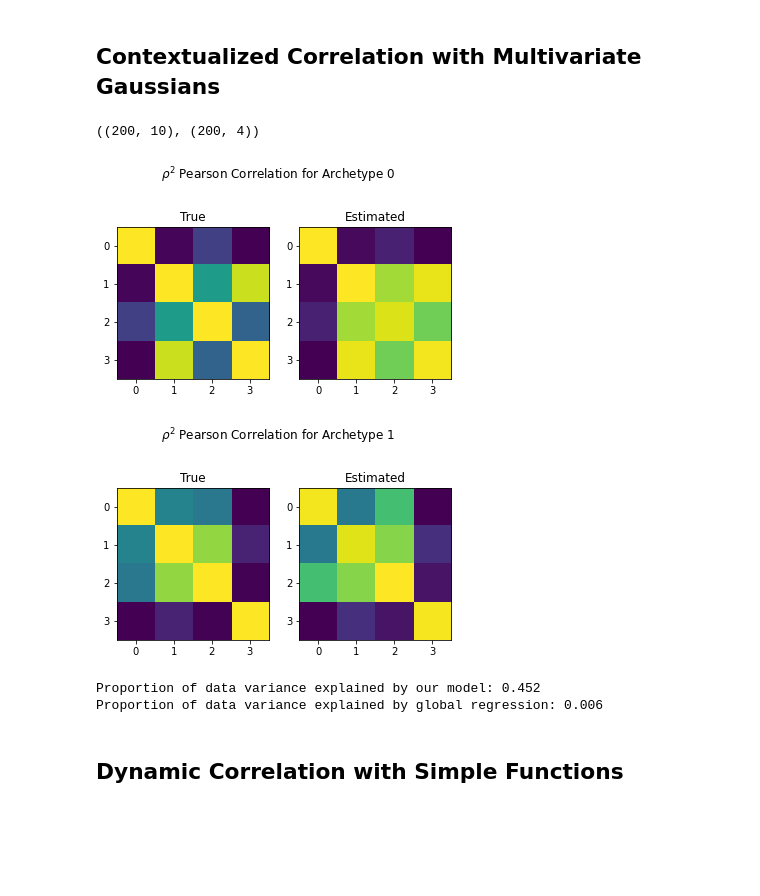
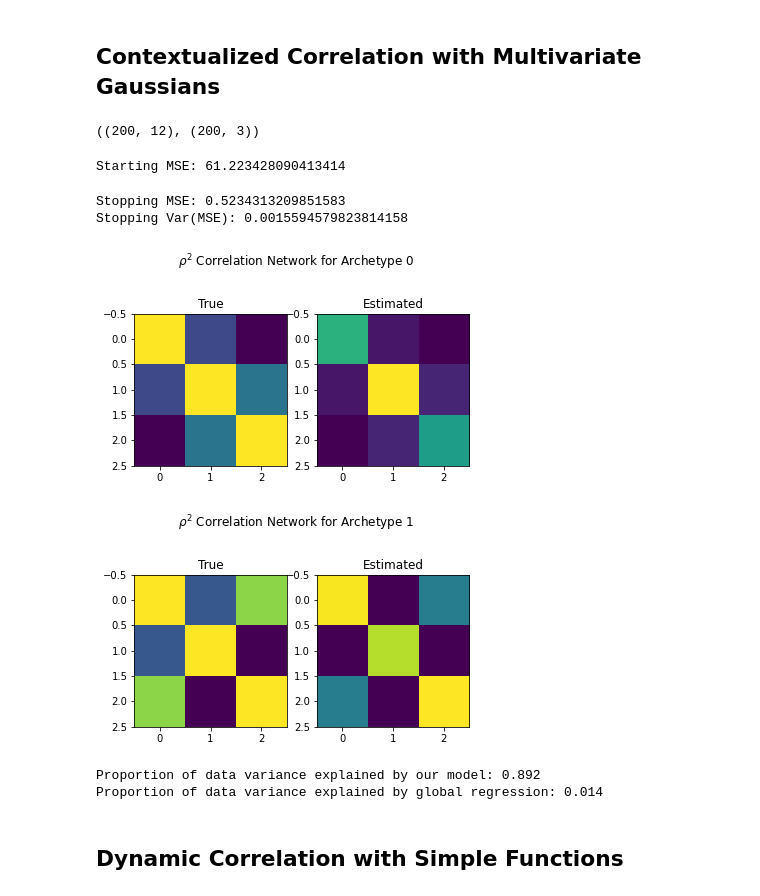
Before and after one commit to cnellington/Contextualized, a Jupyter notebook: experiments/simulation/demo.ipynb, the cells around one changed output. Drawn from its saved outputs; the diff is of its cells as text; code cells hidden in the pictures; blank space fills up the shorter version.

```diff
--- a/experiments/simulation/demo.ipynb
+++ b/experiments/simulation/demo.ipynb
@@ -7,13 +7,15 @@ from correlator.correlator import ContextualCorrelator
 # %% [markdown]
 ## Contextualized Correlation with Multivariate Gaussians
 # %%
-p = 4  # Network dimension p^2
+p = 3  # Network dimension p^2
 k = 2  # Number of true archetypes
-c = 10  # Context dimension
 k_n = 100  # Number of samples per archetype
 
-sim = GaussianSimulator(p, k, c)
-C, X = sim.gen_samples(k_n)
-C.shape, X.shape
+sim = GaussianSimulator(p, k, c, ctype='self')
+c = sim.c  # Context dimension, set to k*p*(p+1) when ctype=self
+C_train, X_train = sim.gen_samples(k_n)
+C_test, X_test = sim.gen_samples(k_n)
+C_val, X_val = sim.gen_samples(k_n)
+C_train.shape, X_train.shape
 # %% [output]
-((200, 10), (200, 4))
+((200, 12), (200, 3))
@@ -23,27 +22,34 @@ model.fit(C, X, X, epochs=500, batch_size=1)
+# %%
+model = ContextualCorrelator(c, p, p, num_archetypes=k*p**2, encoder_width=25, encoder_layers=4, final_dense_size=100, bootstraps=3)
+print(f'Starting MSE: {model.get_mse(C_test, X_test, X_test, all_bootstraps=False)}')
+model.fit(C_train, X_train, X_train, 100, 1, es_patience=5, es_epoch=25, validation_set=(C_val, X_val, X_val))
+print(f'Stopping MSE: {model.get_mse(C_test, X_test, X_test, all_bootstraps=False)}')
+print(f'Stopping Var(MSE): {model.get_mse(C_test, X_test, X_test, all_bootstraps=True).var()}')
+# %% [output]
+Starting MSE: 61.223428090413414
+Stopping MSE: 0.5234313209851583
+Stopping Var(MSE): 0.0015594579823814158
 # %%
 # Plot results
-C_test, X_test = sim.gen_samples(1)
-est_corrs = model.predict_correlation(C_test)
+C_plot, X_plot = sim.gen_samples(1)
+est_corrs = model.predict_correlation(C_plot, all_bootstraps=False)
 
-for i, true_sigma in enumerate(sim.sigmas):
-    true_vars_tiled = np.tile(true_sigma.diagonal(), (p, 1)).T
-    true_betas = true_sigma / true_vars_tiled  # beta[i,j] = beta_{i-->j}
-    true_corr = np.power(true_sigma, 2) / (true_vars_tiled * true_vars_tiled.T)
+for i, true_corr in enumerate(sim.rhos):
     est_corr = est_corrs[i]
     fig, axs = plt.subplots(1, 2)
-    fig.suptitle(r'$\rho^2$ Pearson Correlation for Archetype {k}'.format(k=i))
+    fig.suptitle(r'$\rho^2$ Correlation Network for Archetype {k}'.format(k=i))
     axs[0].set_title('True')
     axs[0].imshow(true_corr)
     axs[1].set_title('Estimated')
     axs[1].imshow(est_corr)
 # %% [output]
-[figure, old version]
+[figure, new version]
-[figure, old version]
+[figure, new version]
 # %%
 # Proportion of explained variance
 from correlator.dataset import to_pairwise
-mse = model.get_mse(C, X, X)
-_, _, x, y = to_pairwise(C, X, X)
+mse = model.get_mse(C_train, X_train, X_train)
+_, _, x, y = to_pairwise(C_train, X_train, X_train)
 x = x.detach().numpy()
 y = y.detach().numpy()
 explained_var = 1 - mse / np.var(y)
@@ -57,8 +63,8 @@ explained_var = 1 - mse / np.var(y)
 
 print(f"Proportion of data variance explained by global regression: {np.round(explained_var, 3)}")
 # %% [output]
-Proportion of data variance explained by our model: 0.452
-Proportion of data variance explained by global regression: 0.006
+Proportion of data variance explained by our model: 0.892
+Proportion of data variance explained by global regression: 0.014
 # %% [markdown]
 ## Dynamic Correlation with Simple Functions
 # %%
```
Also changed, not shown: parts of 4 cells of this notebook.
